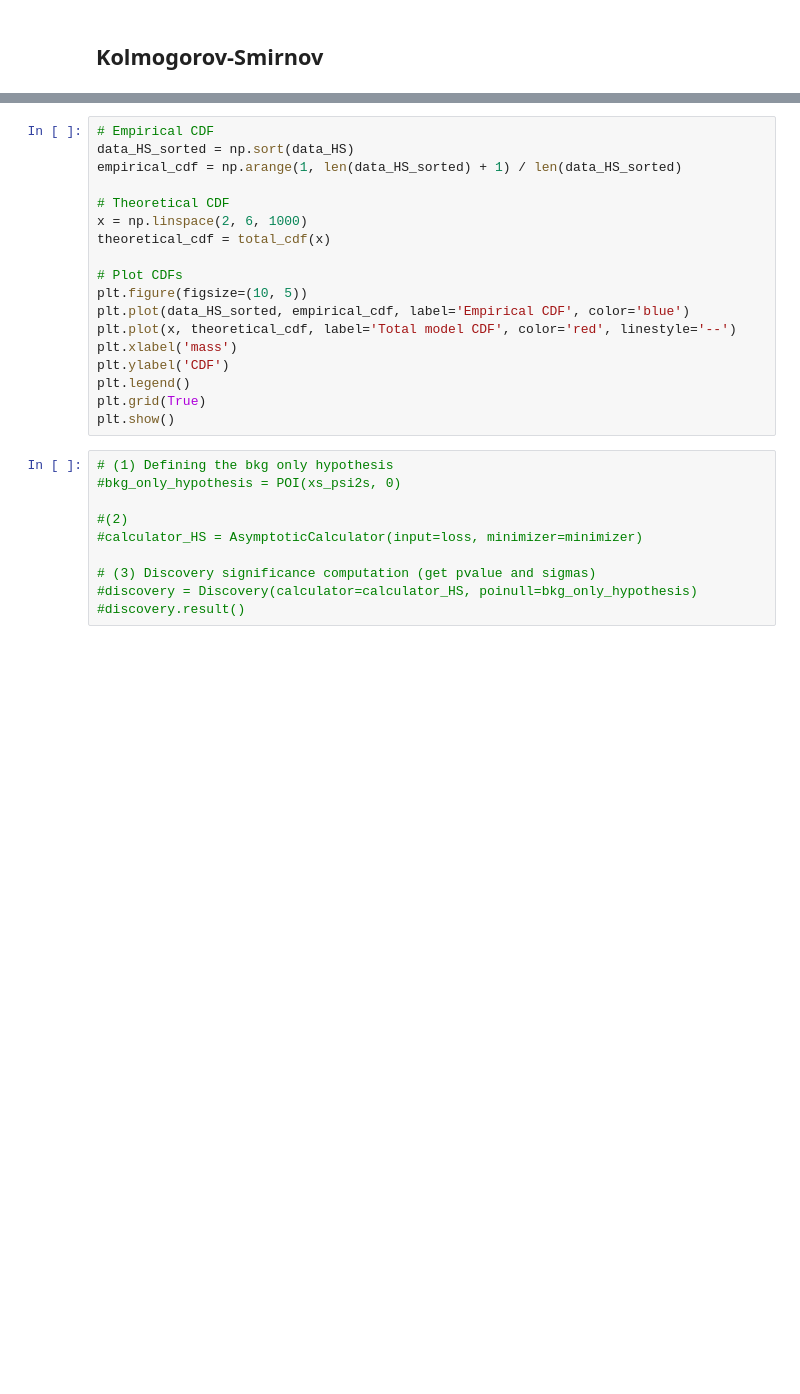
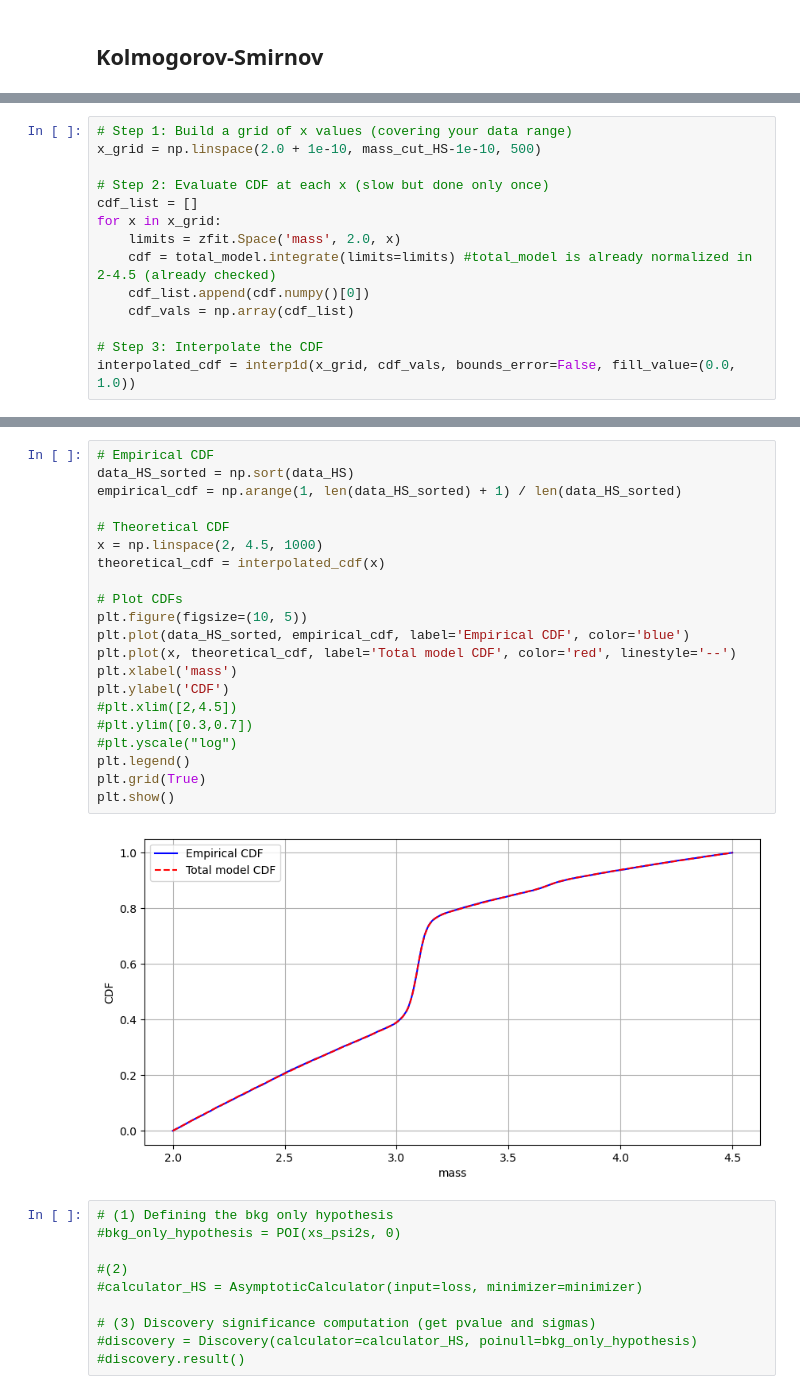
Before and after one commit to Matteo-Bellino/SMATEP_Project, a Jupyter notebook: Psi2S_RadanoBellino.ipynb, the cells around one changed output, grey strips where cells are left out. Drawn from its saved outputs; the diff is of its cells as text; blank space fills up the shorter version.

```diff
--- a/Psi2S_RadanoBellino.ipynb
+++ b/Psi2S_RadanoBellino.ipynb
@@ -579 +560,15 @@ total_cdf = np.vectorize(total_cdf_scalar)
+# %%
+# Step 1: Build a grid of x values (covering your data range)
+x_grid = np.linspace(2.0 + 1e-10, mass_cut_HS-1e-10, 500)
+
+# Step 2: Evaluate CDF at each x (slow but done only once)
+cdf_list = []
+for x in x_grid:
+    limits = zfit.Space('mass', 2.0, x)
+    cdf = total_model.integrate(limits=limits) #total_model is already normalized in 2-4.5 (already checked)
+    cdf_list.append(cdf.numpy()[0])
+    cdf_vals = np.array(cdf_list)
+
+# Step 3: Interpolate the CDF
+interpolated_cdf = interp1d(x_grid, cdf_vals, bounds_error=False, fill_value=(0.0, 1.0))
 # %%
@@ -587,21 +584,26 @@ KeyboardInterrupt:
 # %%
 # Empirical CDF
 data_HS_sorted = np.sort(data_HS)
 empirical_cdf = np.arange(1, len(data_HS_sorted) + 1) / len(data_HS_sorted)
 
 # Theoretical CDF
-x = np.linspace(2, 6, 1000)
-theoretical_cdf = total_cdf(x)
+x = np.linspace(2, 4.5, 1000)
+theoretical_cdf = interpolated_cdf(x)
 
 # Plot CDFs
 plt.figure(figsize=(10, 5))
 plt.plot(data_HS_sorted, empirical_cdf, label='Empirical CDF', color='blue')
 plt.plot(x, theoretical_cdf, label='Total model CDF', color='red', linestyle='--')
 plt.xlabel('mass')
 plt.ylabel('CDF')
+#plt.xlim([2,4.5])
+#plt.ylim([0.3,0.7])
+#plt.yscale("log")
 plt.legend()
 plt.grid(True)
 plt.show()
+# %% [output]
+[figure, added]
 # %%
 # (1) Defining the bkg only hypothesis
 #bkg_only_hypothesis = POI(xs_psi2s, 0)
```
Also changed, not shown: parts of 9 cells of this notebook.
